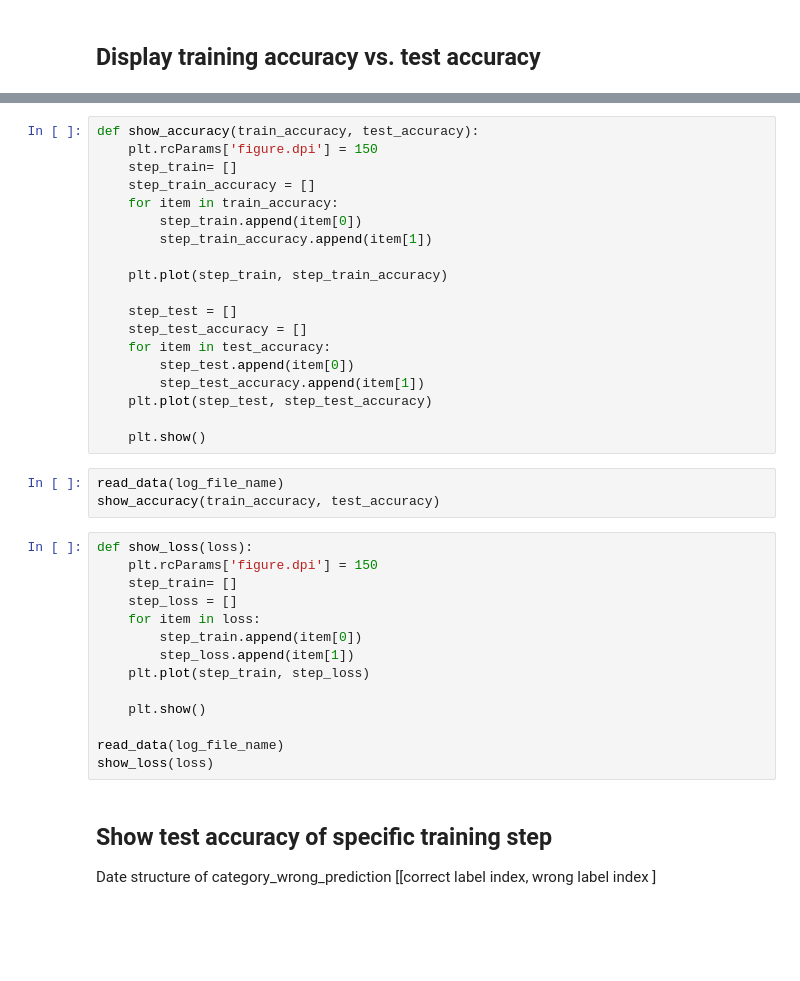
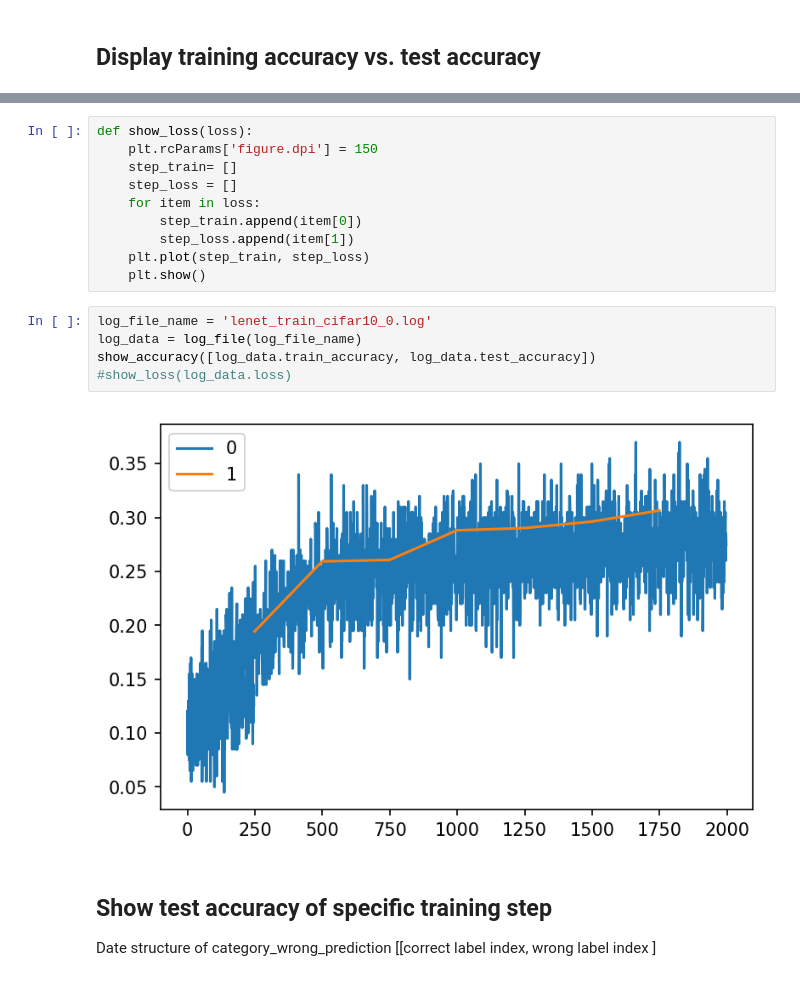
Before and after one commit to deechean/Le-Net5, a Jupyter notebook: train_analysis.ipynb, the cells around one changed output, grey strips where cells are left out. Cells and saved outputs as stored; diff of their text form; blank space fills up the shorter version.

```diff
--- a/train_analysis.ipynb
+++ b/train_analysis.ipynb
@@ -29,39 +68,20 @@ def read_data(log_file_name):
 # %%
-def show_accuracy(train_accuracy, test_accuracy):
+def show_loss(loss):
     plt.rcParams['figure.dpi'] = 150
     step_train= []
-    step_train_accuracy = []
-    for item in train_accuracy:
+    step_loss = []
+    for item in loss:
         step_train.append(item[0])
-        step_train_accuracy.append(item[1])
-
-    plt.plot(step_train, step_train_accuracy)
-
-    step_test = []
-    step_test_accuracy = []
-    for item in test_accuracy:
-        step_test.append(item[0])
-        step_test_accuracy.append(item[1])
-    plt.plot(step_test, step_test_accuracy)
-
+        step_loss.append(item[1])
+    plt.plot(step_train, step_loss)
     plt.show()
-# %%
-read_data(log_file_name)
-show_accuracy(train_accuracy, test_accuracy)
-# %%
-def show_loss(loss):
-    plt.rcParams['figure.dpi'] = 150
-    step_train= []
-    step_loss = []
-    for item in loss:
-        step_train.append(item[0])
-        step_loss.append(item[1])
-    plt.plot(step_train, step_loss)
-
-    plt.show()
-
-read_data(log_file_name)
-show_loss(loss)
+# %%
+log_file_name = 'lenet_train_cifar10_0.log'
+log_data = log_file(log_file_name)
+show_accuracy([log_data.train_accuracy, log_data.test_accuracy])
+#show_loss(log_data.loss)
+# %% [output]
+[figure, added]
 # %% [markdown]
 ## Show test accuracy of specific training step
 Date structure of category_wrong_prediction  [[correct label index, wrong label index ]
```
Also changed, not shown: parts of 8 cells of this notebook, 9 other files.
